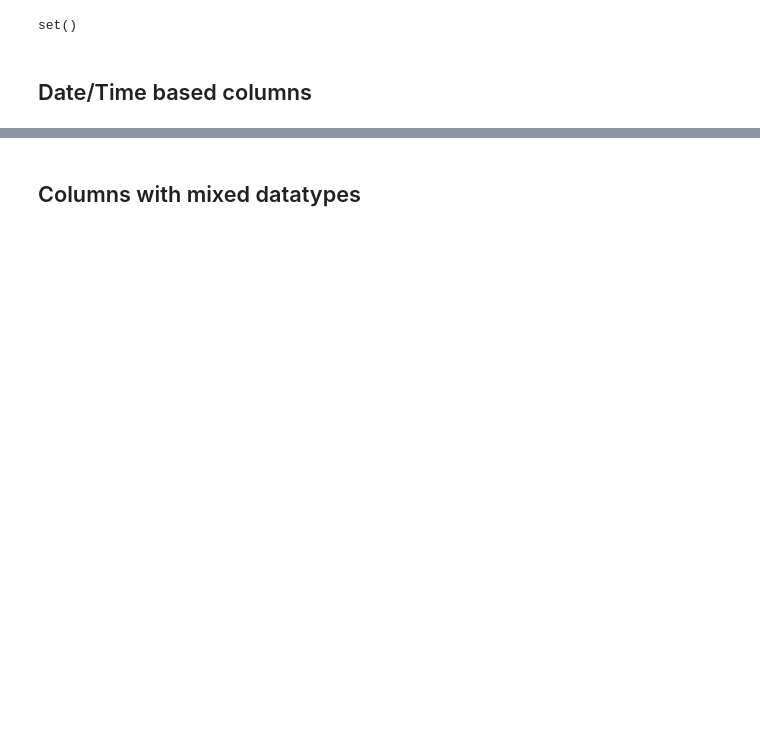
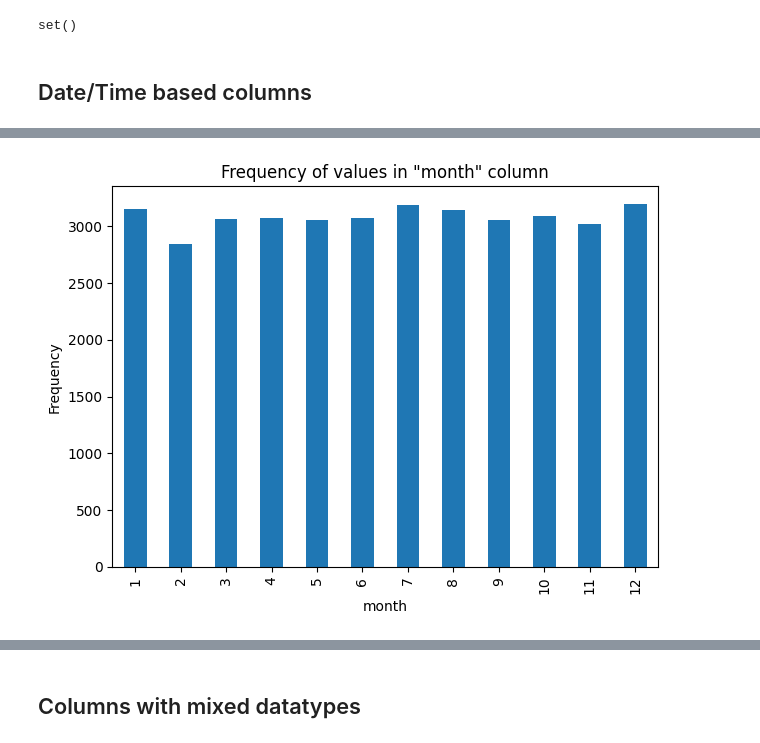
Before and after one commit to aviraljain99/customer-churn-analysis, a Jupyter notebook: dataset_eda.ipynb, the cells around one changed output, grey strips where cells are left out. Drawn from its saved outputs; the diff is of its cells as text; code cells hidden in the pictures; blank space fills up the shorter version.

```diff
--- a/dataset_eda.ipynb
+++ b/dataset_eda.ipynb
@@ -103 +91,5 @@ import matplotlib.pyplot as plt
+# %%
+plot_frequency('month', df_new)
+# %% [output]
+[figure, added]
 # %%
```
Also changed, not shown: parts of 18 cells of this notebook.
